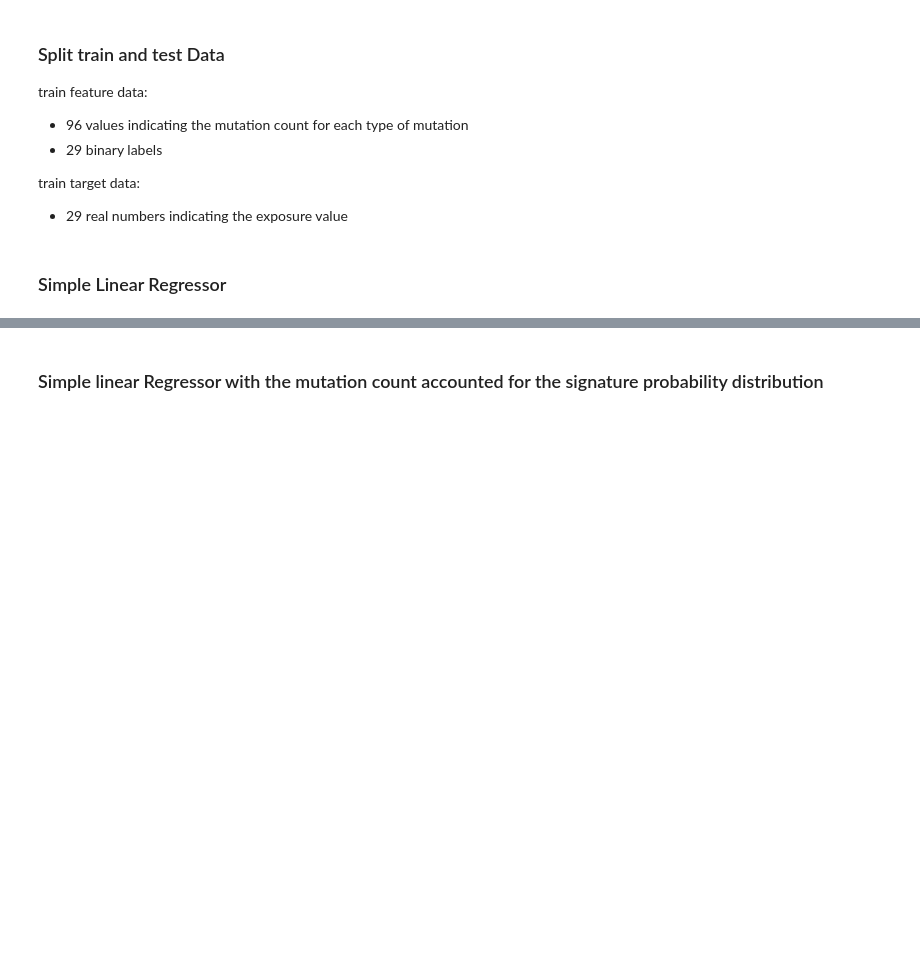
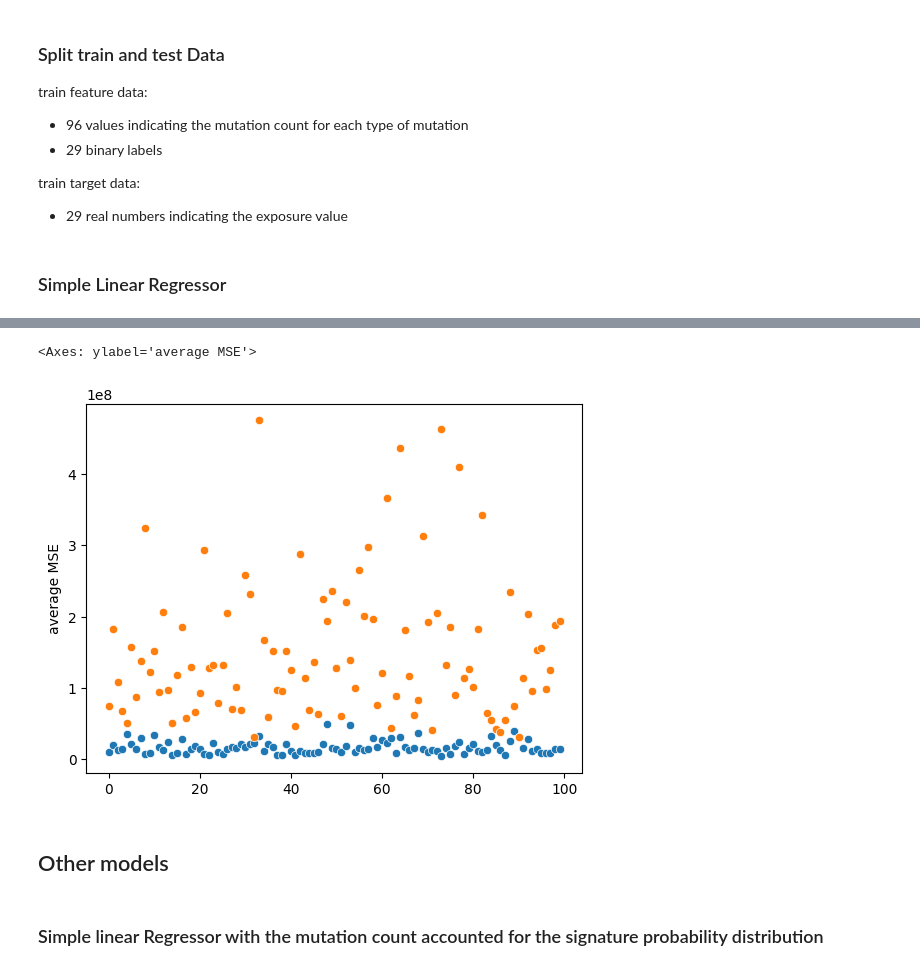
Before and after one commit to MassimoZarantonello2/SignatureInference, a Jupyter notebook: scripts/predict_exposure_values.ipynb, the cells around one changed output, grey strips where cells are left out. Saved outputs shown, nothing was run; the diff lists cells and outputs as text; code cells hidden in the pictures; blank space fills up the shorter version.

```diff
--- a/scripts/predict_exposure_values.ipynb
+++ b/scripts/predict_exposure_values.ipynb
@@ -181,3 +439,13 @@ n-valori tra 0.5 e 1 212
+# %%
+no_prep = pd.read_csv('no_prepocessing.csv').iloc[:100,:]
+sns.scatterplot(no_prep['average MSE'])
+prep = pd.read_csv('prepocessing.csv')
+sns.scatterplot(prep['average MSE'])
+# %% [output]
+<Axes: ylabel='average MSE'>
+[figure, added]
+# %% [markdown]
+## Other models
 # %% [markdown]
 ### Simple linear Regressor with the mutation count accounted for the signature probability distribution
 # %%
```
Also changed, not shown: parts of 19 cells of this notebook, 5 other files.
